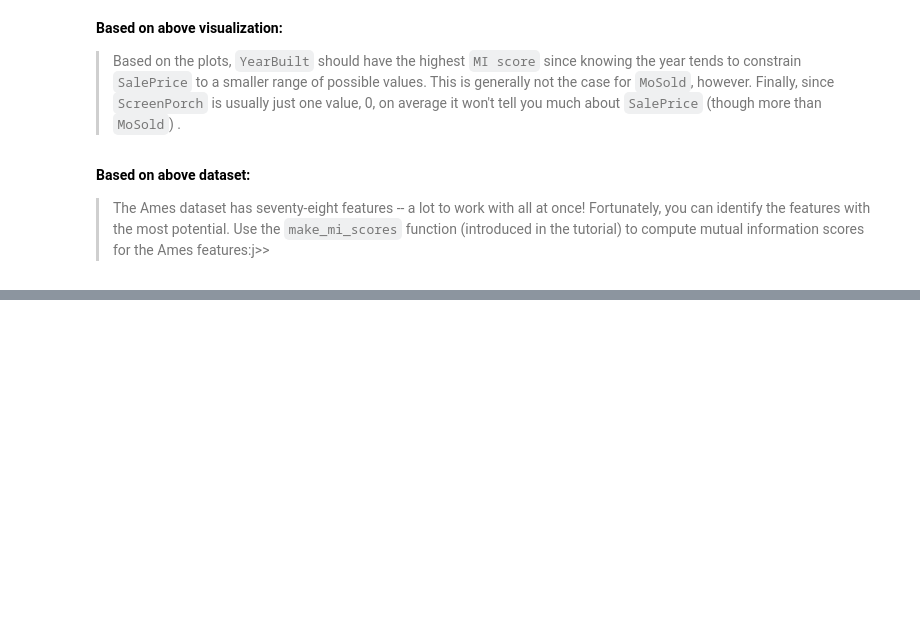
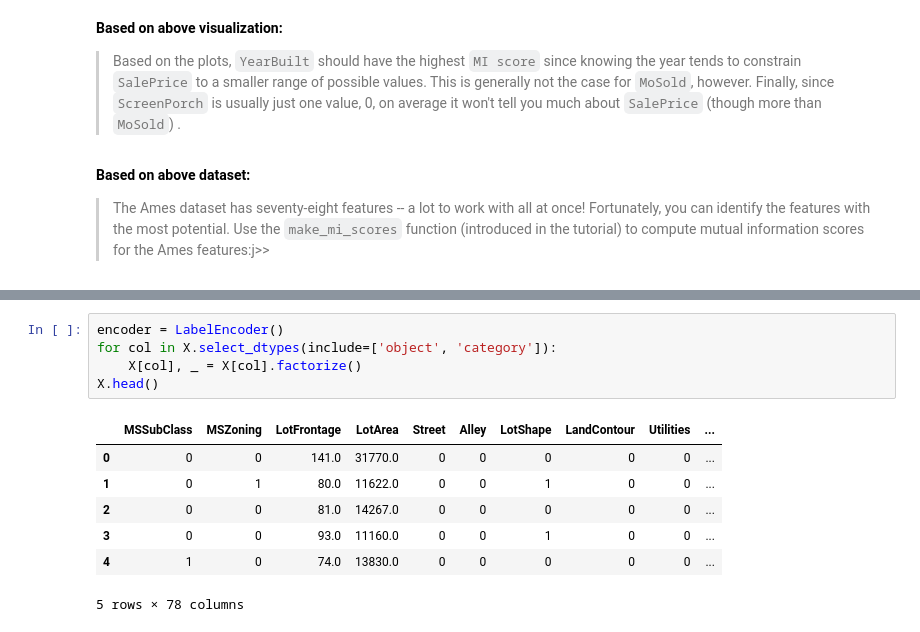
Before and after one commit to plipustel/Kaggle, a Jupyter notebook: MutualInformation/5-mi-ames.ipynb, the cells around one changed output, grey strips where cells are left out. Cells and saved outputs as stored; diff of their text form; blank space fills up the shorter version.

```diff
--- a/MutualInformation/5-mi-ames.ipynb
+++ b/MutualInformation/5-mi-ames.ipynb
@@ -49,0 +68,13 @@ __Based on above visualization:__
+# %%
+encoder = LabelEncoder()
+for col in X.select_dtypes(include=['object', 'category']):
+    X[col], _ = X[col].factorize()
+X.head()
+# %% [output]
+|  | MSSubClass | MSZoning | LotFrontage | LotArea | Street | Alley | LotShape | LandContour | Utilities | ... |
+| 0 | 0 | 0 | 141.0 | 31770.0 | 0 | 0 | 0 | 0 | 0 | ... |
+| 1 | 0 | 1 | 80.0 | 11622.0 | 0 | 0 | 1 | 0 | 0 | ... |
+| 2 | 0 | 0 | 81.0 | 14267.0 | 0 | 0 | 0 | 0 | 0 | ... |
+| 3 | 0 | 0 | 93.0 | 11160.0 | 0 | 0 | 1 | 0 | 0 | ... |
+| 4 | 1 | 0 | 74.0 | 13830.0 | 0 | 0 | 0 | 0 | 0 | ... |
+5 rows × 78 columns
```
Also changed, not shown: parts of 9 cells of this notebook, 1 other file.
